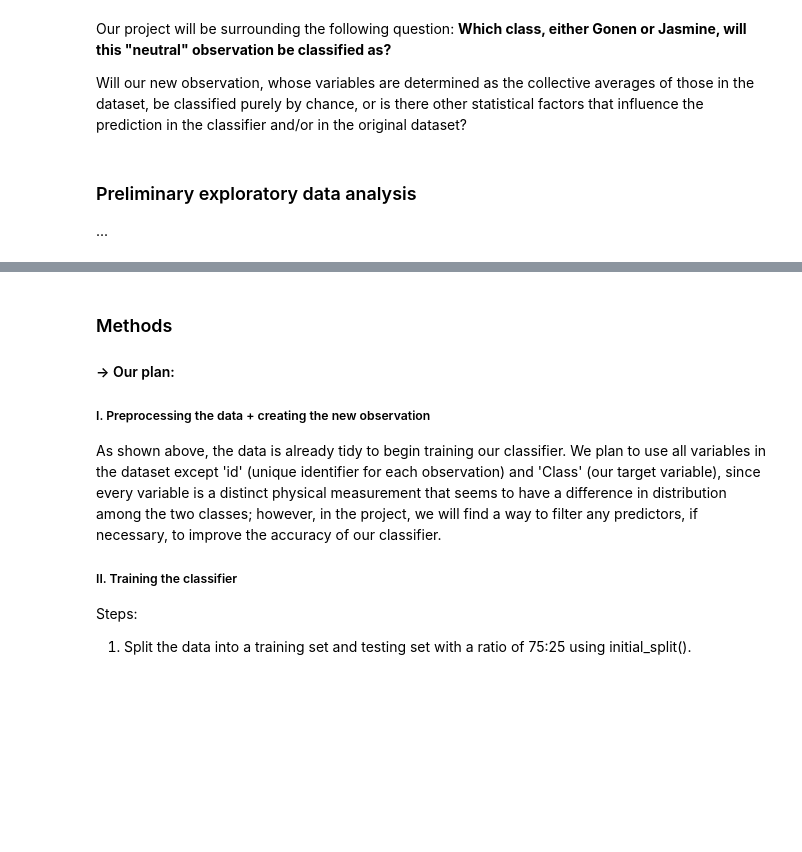
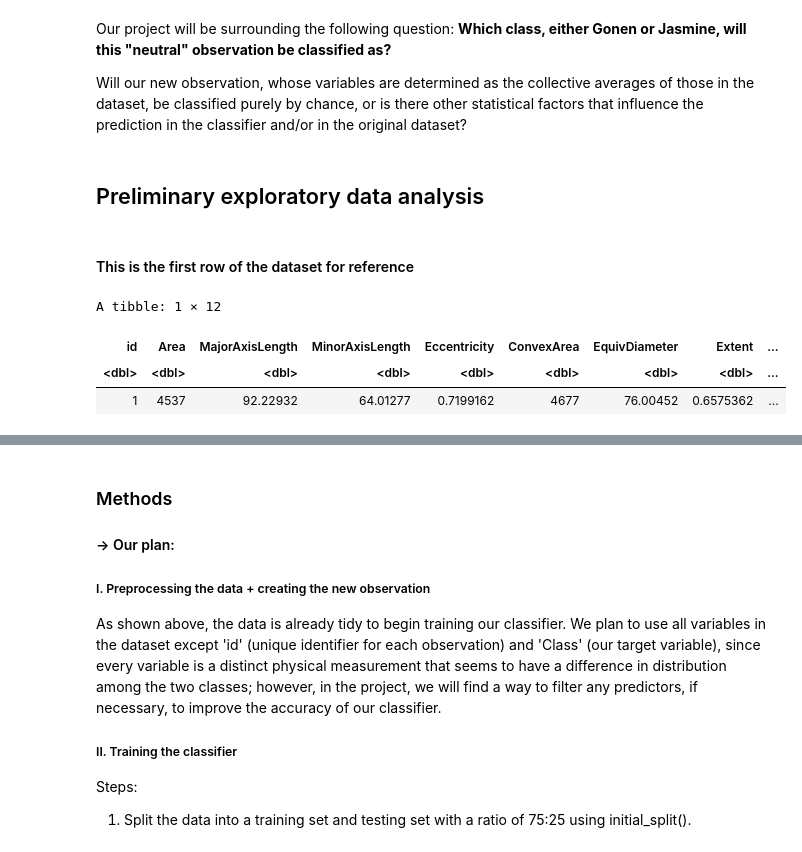
Before and after one commit to sean-prk/dsci-100-group-proposal, a Jupyter notebook: group-proposal.ipynb, the cells around one changed output, grey strips where cells are left out. Cells and saved outputs as stored; diff of their text form; code cells hidden in the pictures; blank space fills up the shorter version.

```diff
--- a/group-proposal.ipynb
+++ b/group-proposal.ipynb
@@ -59,6 +70,13 @@ Our project will be surrounding the following question: **Which class, either Go
 
 Will our new observation, whose variables are determined as the collective averages of those in the dataset, be classified purely by chance, or is there other statistical factors that influence the prediction in the classifier and/or in the original dataset?
 # %% [markdown]
-### Preliminary exploratory data analysis
-
-...
+## Preliminary exploratory data analysis
+# %% [markdown]
+#### This is the first row of the dataset for reference
+# %%
+slice(rice_data, 1)
+# %% [output]
+A tibble: 1 × 12
+| id | Area | MajorAxisLength | MinorAxisLength | Eccentricity | ConvexArea | EquivDiameter | Extent | ... |
+| <dbl> | <dbl> | <dbl> | <dbl> | <dbl> | <dbl> | <dbl> | <dbl> | ... |
+| 1 | 4537 | 92.22932 | 64.01277 | 0.7199162 | 4677 | 76.00452 | 0.6575362 | ... |
```
Also changed, not shown: parts of 6 cells of this notebook, 1 other file.
